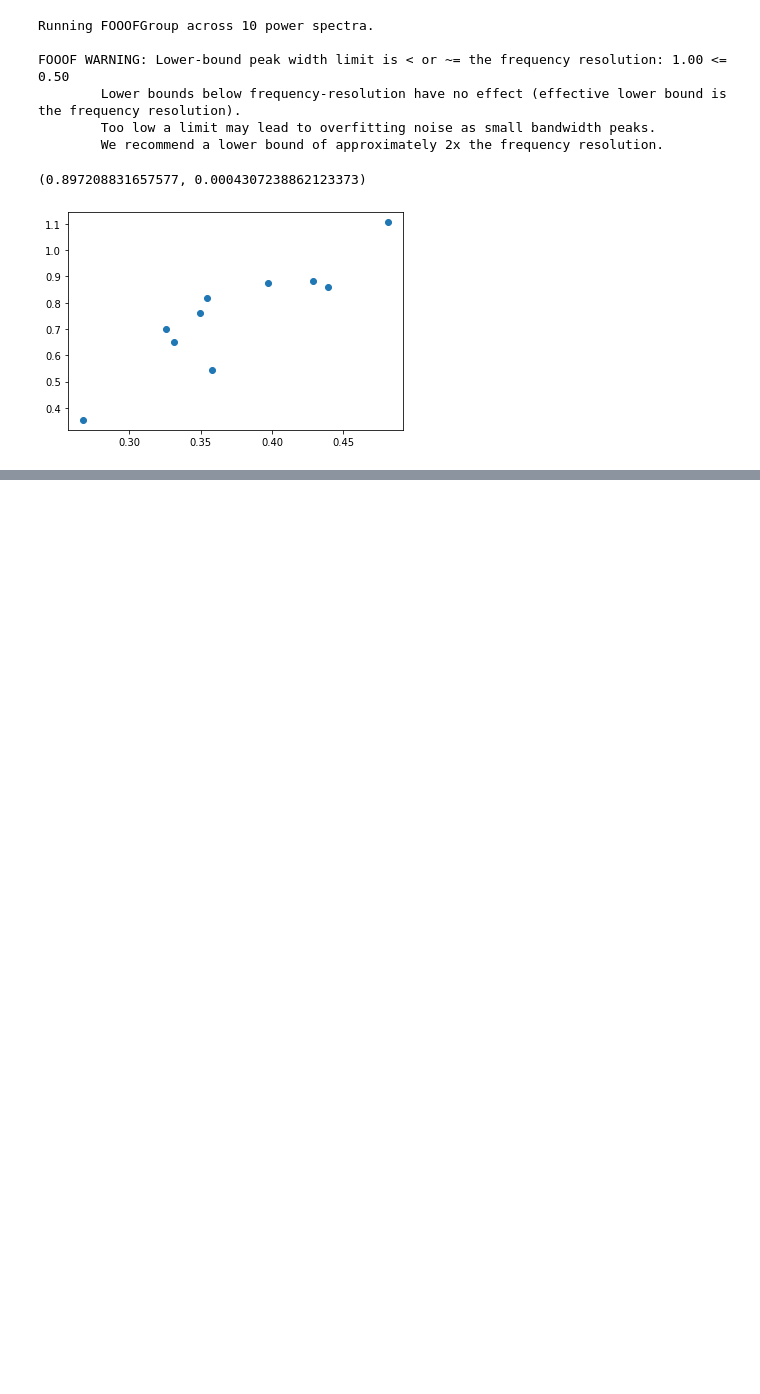
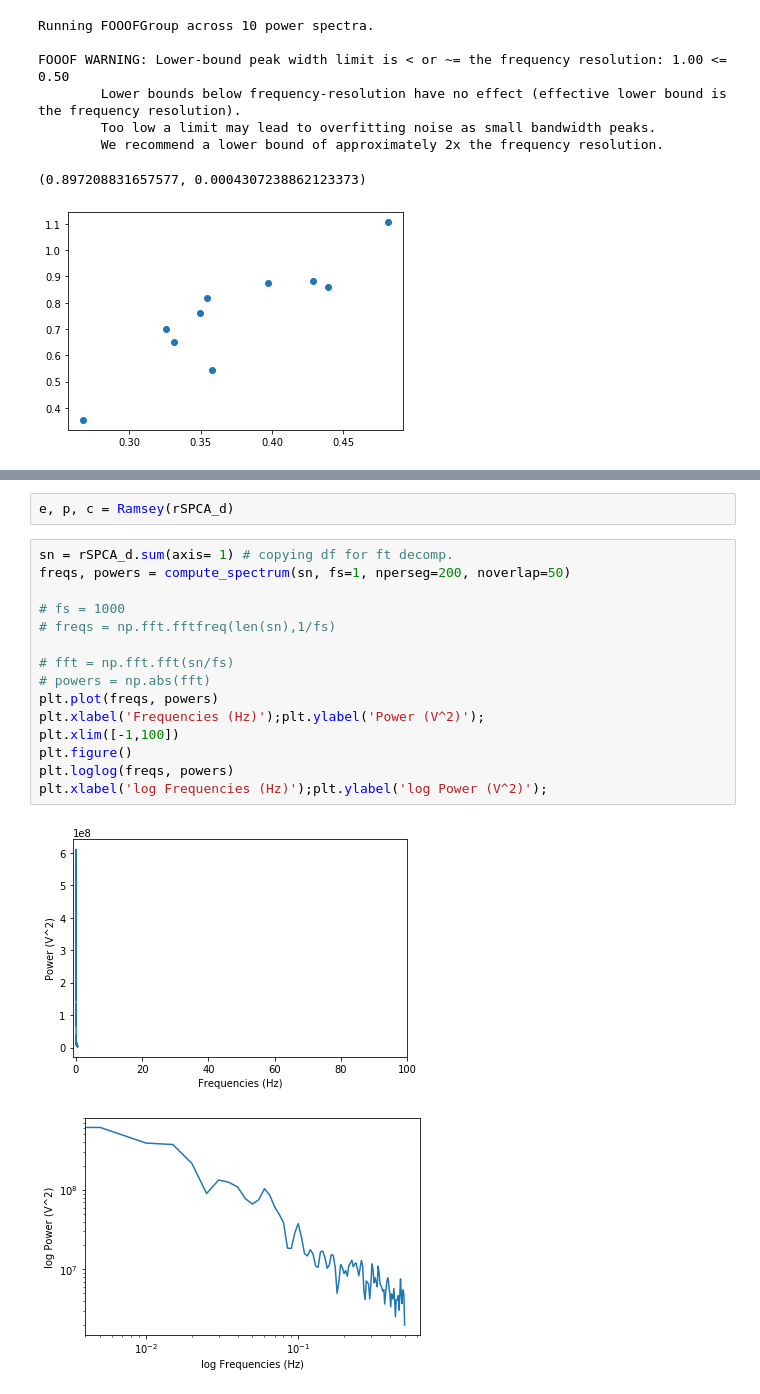
Before and after one commit to rdgao/SpaceRecon, a Jupyter notebook: notebooks/spacetime_spectrum.ipynb, the cells around one changed output, grey strips where cells are left out. Cells and saved outputs as stored; diff of their text form; blank space fills up the shorter version.

```diff
--- a/notebooks/spacetime_spectrum.ipynb
+++ b/notebooks/spacetime_spectrum.ipynb
@@ -206,0 +304,20 @@ def
+# %%
+e, p, c = Ramsey(rSPCA_d)
+# %%
+sn = rSPCA_d.sum(axis= 1) # copying df for ft decomp.
+freqs, powers = compute_spectrum(sn, fs=1, nperseg=200, noverlap=50)
+
+# fs = 1000
+# freqs = np.fft.fftfreq(len(sn),1/fs)
+
+# fft = np.fft.fft(sn/fs)
+# powers = np.abs(fft)
+plt.plot(freqs, powers)
+plt.xlabel('Frequencies (Hz)');plt.ylabel('Power (V^2)');
+plt.xlim([-1,100])
+plt.figure()
+plt.loglog(freqs, powers)
+plt.xlabel('log Frequencies (Hz)');plt.ylabel('log Power (V^2)');
+# %% [output]
+[figure, added]
+[figure, added]
```
Also changed, not shown: parts of 15 cells of this notebook.
